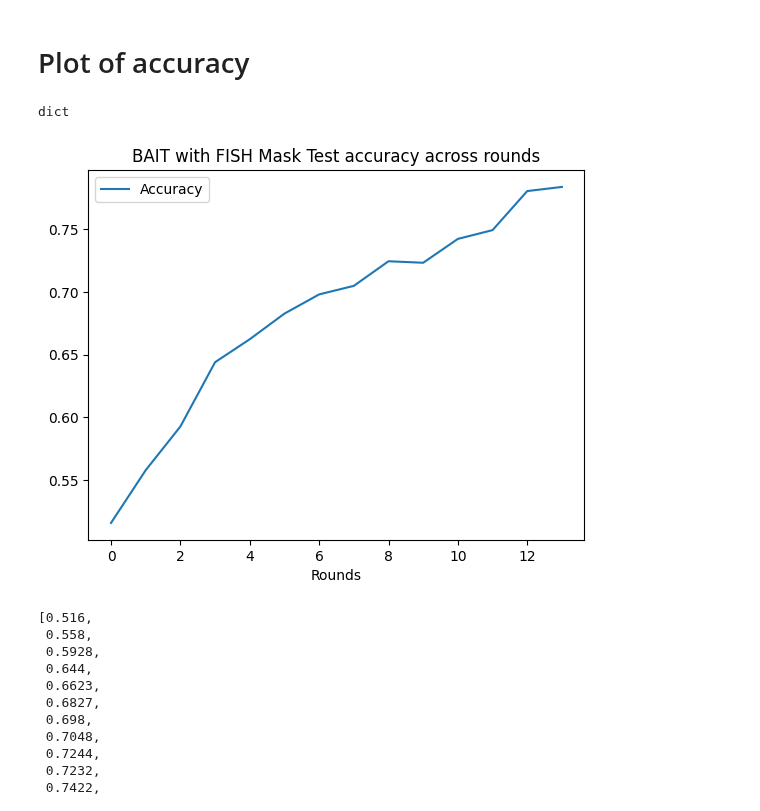
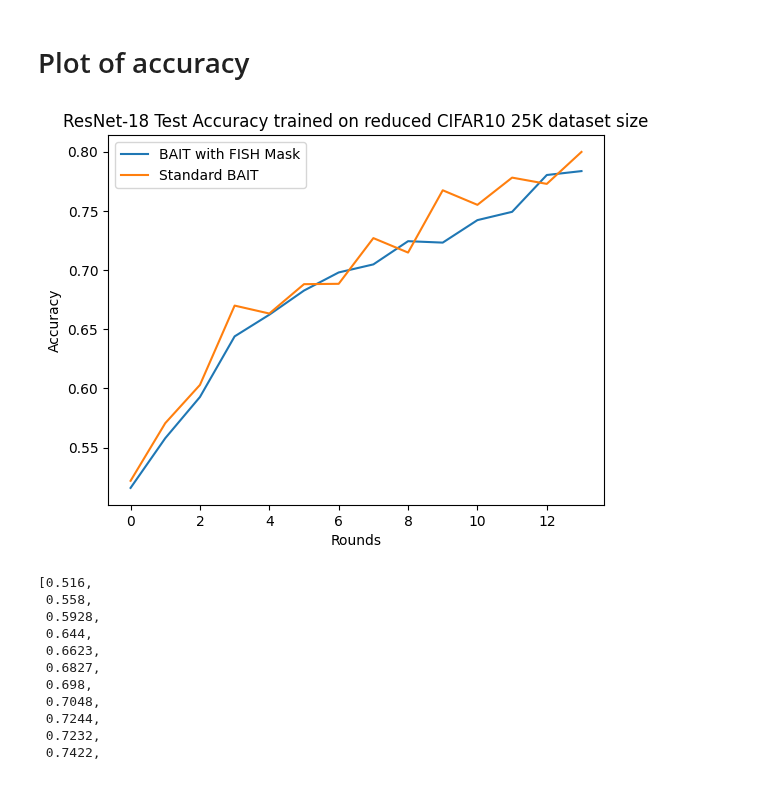
Before and after one commit to sgchr273/FisherMask, a Jupyter notebook: viz.ipynb, the cells around one changed output. Cells and saved outputs as stored; diff of their text form; code cells hidden in the pictures.

```diff
--- a/viz.ipynb
+++ b/viz.ipynb
@@ -240,19 +243,20 @@ plt.show()
 # %%
 import pickle
 exp_savefile = "exper25K_1per_aug_chunkfix"
+exp_savefile2 = "exper25K_1per_bait"
 rd_accs = pickle.load(open("Save/Round_accuracies/Accuracy_for_" + exp_savefile + ".p", "rb"))
-type(rd_accs)
+rd_accs2 = pickle.load(open("Save/Round_accuracies/Accuracy_for_" + exp_savefile2 + ".p", "rb"))
-# %% [output]
-dict
 # %%
 import matplotlib.pyplot as plt
-plt.plot([rd_accs['FISH'][r] for r in range(len(rd_accs['FISH']))], label='Accuracy')
+plt.plot([rd_accs['FISH'][r] for r in range(len(rd_accs['FISH']))], label='BAIT with FISH Mask')
+plt.plot([rd_accs2['BAIT'][r] for r in range(14)], label='Standard BAIT')
 plt.xlabel('Rounds')
-plt.title('BAIT with FISH Mask Test accuracy across rounds')
+plt.ylabel('Accuracy')
+plt.title('ResNet-18 Test Accuracy trained on reduced CIFAR10 25K dataset size')
 plt.legend()
 plt.show()
 # %% [output]
-[figure, old version]
+[figure, new version]
 # %%
 # list(rd_accs.keys())
 # len(rd_accs['FISH'])
```
Also changed, not shown: parts of 4 cells of this notebook, 1 other file.
